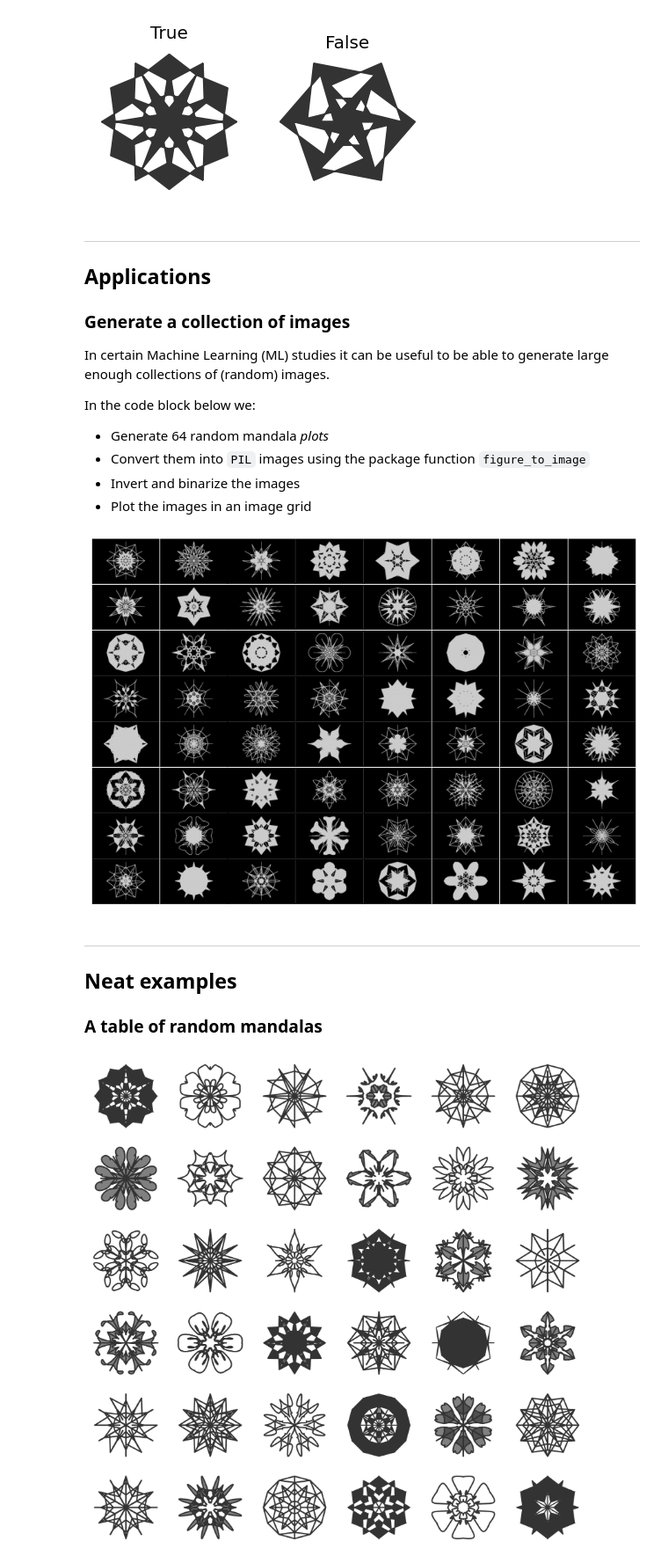
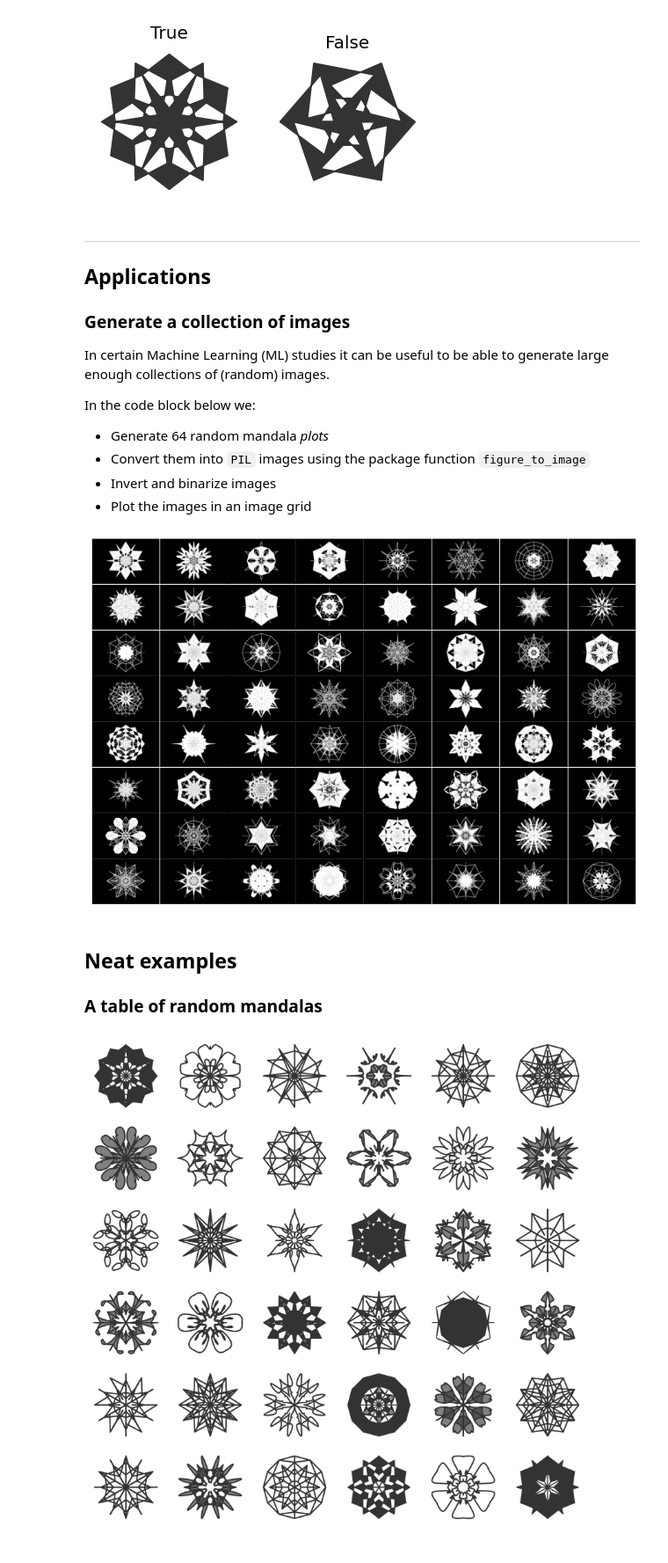
Before and after one commit to antononcube/Python-packages, a Jupyter notebook: RandomMandala/docs/RandomMandala-usage-examples.ipynb, the cells around one changed output. Shown at 88% size. Cells and saved outputs as stored; diff of their text form; code cells hidden in the pictures.

```diff
--- a/RandomMandala/docs/RandomMandala-usage-examples.ipynb
+++ b/RandomMandala/docs/RandomMandala-usage-examples.ipynb
@@ -202,14 +203,14 @@ In certain Machine Learning (ML) studies it can be useful to be able to generate
 In the code block below we:
 - Generate 64 random mandala *plots*
 - Convert them into `PIL` images using the package function `figure_to_image`
-- Invert and binarize the images
+- Invert and binarize images
 - Plot the images in an image grid
 # %%
 # A list to accumulate random mandala images
 mandala_images = []
 
 # Generation loop
-random.seed(765)
+random.seed(443)
 for i in range(64):
 
     # Generate one random mandala figure
@@ -218,40 +219,37 @@ for i in range(64):
                           radius=[8, 6, 3],
                           rotational_symmetry_order=6,
                           symmetric_seed=True,
-                          number_of_elements=4,
-                          connecting_function='random',
-                          face_color='0.2')
+                          connecting_function=random.sample(),
+                          face_color="0.")
     fig2.tight_layout()
 
     # Convert the figure into an image and add it to the list
     mandala_images = mandala_images + [figure_to_image(fig2)]
 
     # Close figure to save memoru
     plt.close(fig2)
 
 # Invert image colors
 mandala_images2 = [ImageOps.invert(img) for img in mandala_images]
 
 # Binarize images
 mandala_images3 = [im.convert('1') for im in mandala_images2]
 
 # Make a grid of images and display it
 fig3 = plt.figure(figsize=(14., 14.))
 grid = ImageGrid(fig3, 111,
                  nrows_ncols=(8, 8),
                  axes_pad=0.02,
                  )
 
 for ax, img in zip(grid, mandala_images3):
     ax.imshow(img)
     ax.set(xticks=[], yticks=[])
 
 plt.show()
 # %% [output]
-[figure, old version]
+[figure, new version]
 # %% [markdown]
------
-
 ## Neat examples
 
 ### A table of random mandalas
```
Also changed, not shown: parts of 7 cells of this notebook, 3 other files.
